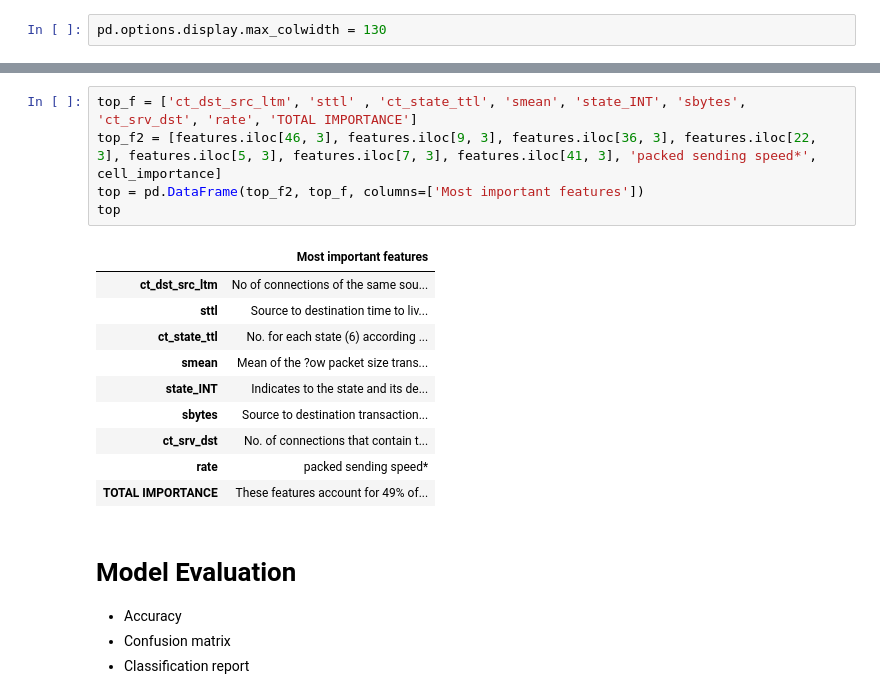
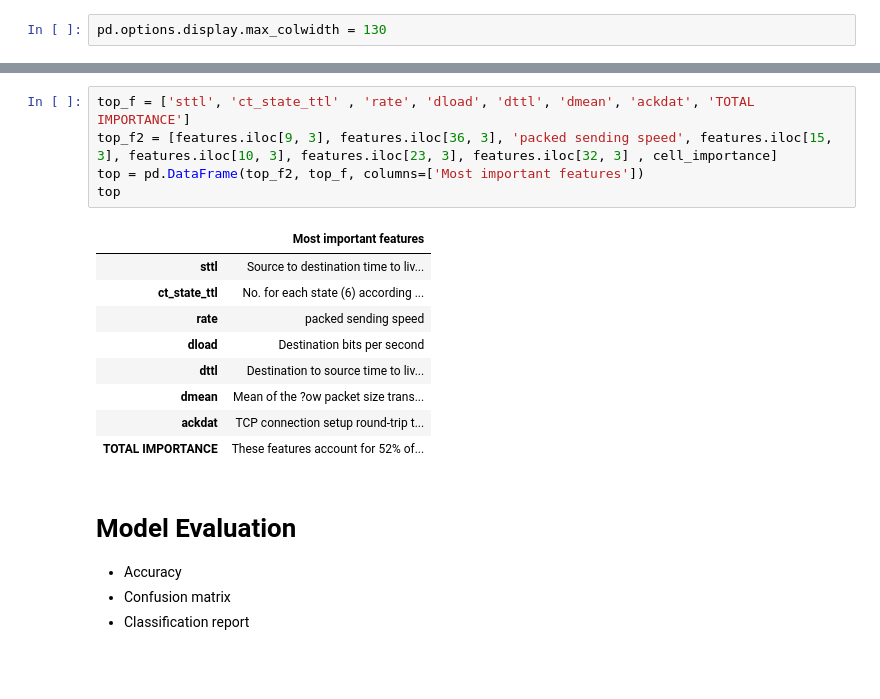
Before and after one commit to Pereli/NIDS, a Jupyter notebook: src/notebooks/project_resume.ipynb, the cells around one changed output, grey strips where cells are left out. Saved outputs shown, nothing was run; the diff lists cells and outputs as text; blank space fills up the shorter version.

```diff
--- a/src/notebooks/project_resume.ipynb
+++ b/src/notebooks/project_resume.ipynb
@@ -225,19 +449,18 @@ cell_importance
 # %%
-top_f = ['ct_dst_src_ltm', 'sttl' , 'ct_state_ttl', 'smean', 'state_INT', 'sbytes', 'ct_srv_dst', 'rate', 'TOTAL IMPORTANCE']
-top_f2 = [features.iloc[46, 3], features.iloc[9, 3], features.iloc[36, 3], features.iloc[22, 3], features.iloc[5, 3], features.iloc[7, 3], features.iloc[41, 3], 'packed sending speed*', cell_importance]
+top_f = ['sttl', 'ct_state_ttl' , 'rate', 'dload', 'dttl', 'dmean', 'ackdat', 'TOTAL IMPORTANCE']
+top_f2 = [features.iloc[9, 3], features.iloc[36, 3], 'packed sending speed', features.iloc[15, 3], features.iloc[10, 3], features.iloc[23, 3], features.iloc[32, 3] , cell_importance]
 top = pd.DataFrame(top_f2, top_f, columns=['Most important features'])
 top
 # %% [output]
 |  | Most important features |
-| ct_dst_src_ltm | No of connections of the same sou... |
 | sttl | Source to destination time to liv... |
 | ct_state_ttl | No. for each state (6) according ... |
-| smean | Mean of the ?ow packet size trans... |
-| state_INT | Indicates to the state and its de... |
-| sbytes | Source to destination transaction... |
-| ct_srv_dst | No. of connections that contain t... |
-| rate | packed sending speed* |
-| TOTAL IMPORTANCE | These features account for 49% of... |
+| rate | packed sending speed |
+| dload | Destination bits per second |
+| dttl | Destination to source time to liv... |
+| dmean | Mean of the ?ow packet size trans... |
+| ackdat | TCP connection setup round-trip t... |
+| TOTAL IMPORTANCE | These features account for 52% of... |
 # %% [markdown]
 # Model Evaluation
 - Accuracy
```
Also changed, not shown: parts of 42 cells of this notebook, 12 other files.
